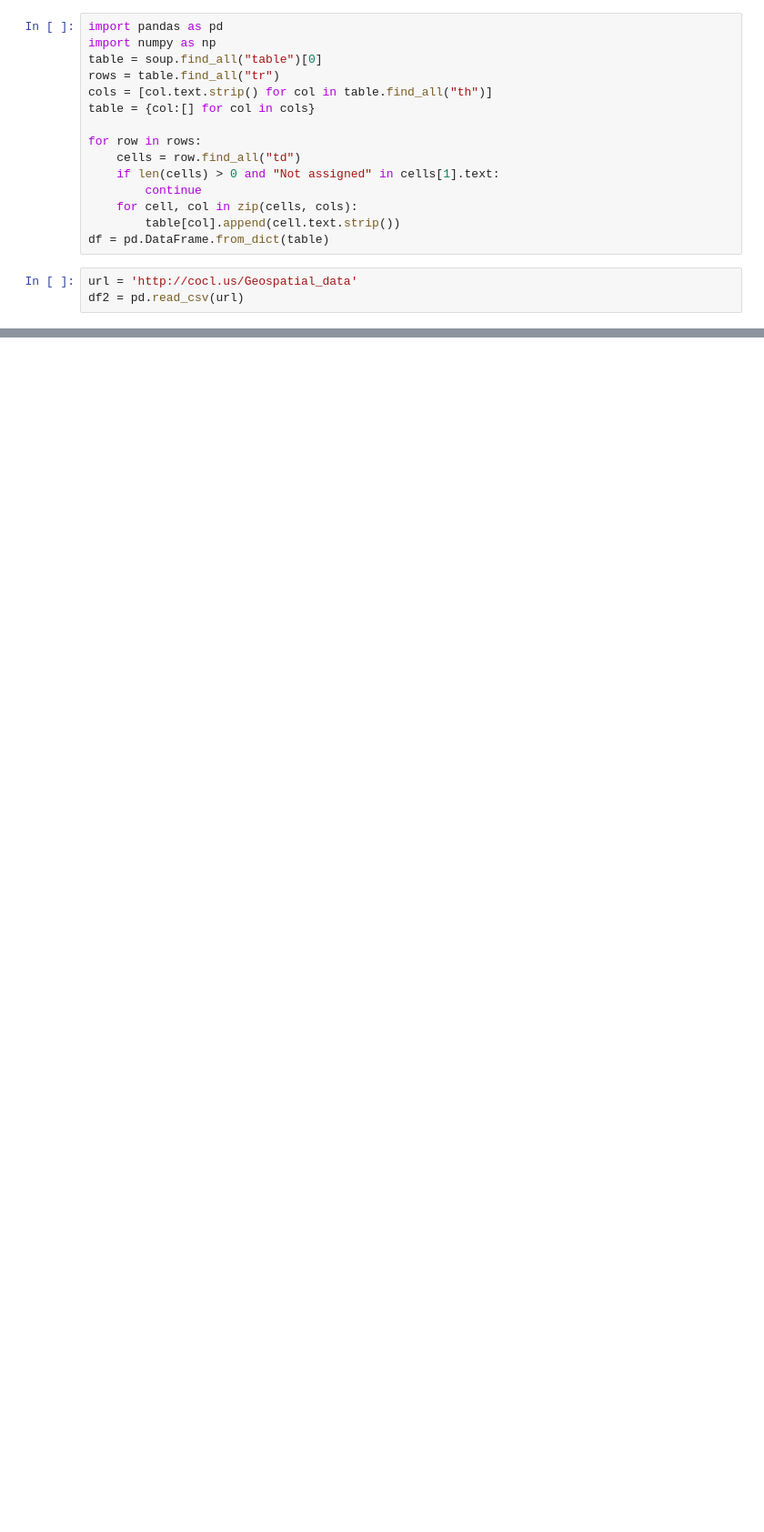
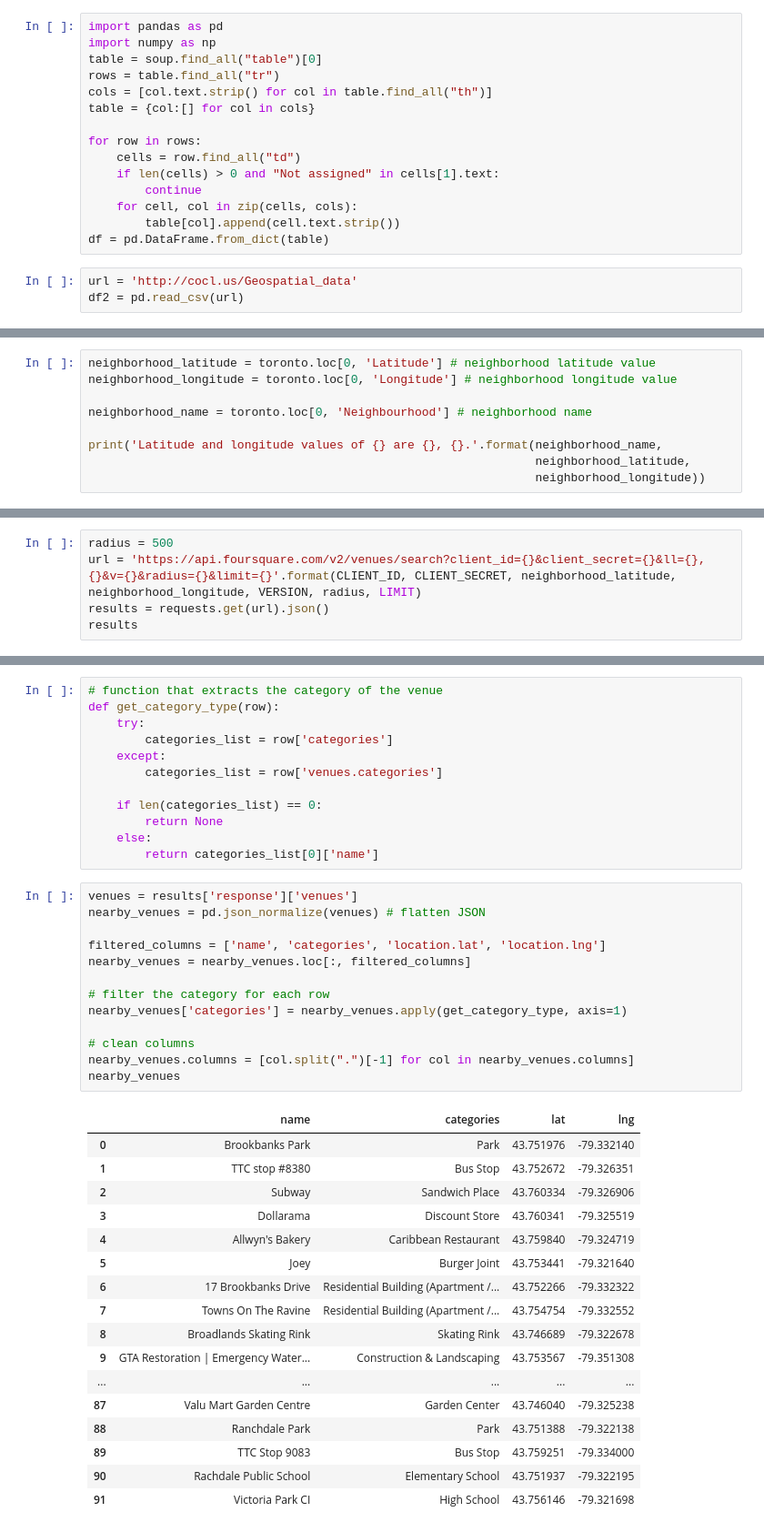
Before and after one commit to dcosta224/Coursera_Capstone, a Jupyter notebook: Clustering.ipynb, the cells around one changed output, grey strips where cells are left out. Shown at 91% size. Cells and saved outputs as stored; diff of their text form; blank space fills up the shorter version.

```diff
--- a/Clustering.ipynb
+++ b/Clustering.ipynb
@@ -43,0 +121,9 @@ df3
+# %%
+neighborhood_latitude = toronto.loc[0, 'Latitude'] # neighborhood latitude value
+neighborhood_longitude = toronto.loc[0, 'Longitude'] # neighborhood longitude value
+
+neighborhood_name = toronto.loc[0, 'Neighbourhood'] # neighborhood name
+
+print('Latitude and longitude values of {} are {}, {}.'.format(neighborhood_name,
+                                                               neighborhood_latitude,
+                                                               neighborhood_longitude))
@@ -43,0 +132,5 @@ df3
+# %%
+radius = 500
+url = 'https://api.foursquare.com/v2/venues/search?client_id={}&client_secret={}&ll={},{}&v={}&radius={}&limit={}'.format(CLIENT_ID, CLIENT_SECRET, neighborhood_latitude, neighborhood_longitude, VERSION, radius, LIMIT)
+results = requests.get(url).json()
+results
@@ -43,0 +155,43 @@ df3
+# %%
+# function that extracts the category of the venue
+def get_category_type(row):
+    try:
+        categories_list = row['categories']
+    except:
+        categories_list = row['venues.categories']
+
+    if len(categories_list) == 0:
+        return None
+    else:
+        return categories_list[0]['name']
+# %%
+venues = results['response']['venues']
+nearby_venues = pd.json_normalize(venues) # flatten JSON
+
+filtered_columns = ['name', 'categories', 'location.lat', 'location.lng']
+nearby_venues = nearby_venues.loc[:, filtered_columns]
+
+# filter the category for each row
+nearby_venues['categories'] = nearby_venues.apply(get_category_type, axis=1)
+
+# clean columns
+nearby_venues.columns = [col.split(".")[-1] for col in nearby_venues.columns]
+nearby_venues
+# %% [output]
+|  | name | categories | lat | lng |
+| 0 | Brookbanks Park | Park | 43.751976 | -79.332140 |
+| 1 | TTC stop #8380 | Bus Stop | 43.752672 | -79.326351 |
+| 2 | Subway | Sandwich Place | 43.760334 | -79.326906 |
+| 3 | Dollarama | Discount Store | 43.760341 | -79.325519 |
+| 4 | Allwyn's Bakery | Caribbean Restaurant | 43.759840 | -79.324719 |
+| 5 | Joey | Burger Joint | 43.753441 | -79.321640 |
+| 6 | 17 Brookbanks Drive | Residential Building (Apartment /... | 43.752266 | -79.332322 |
+| 7 | Towns On The Ravine | Residential Building (Apartment /... | 43.754754 | -79.332552 |
+| 8 | Broadlands Skating Rink | Skating Rink | 43.746689 | -79.322678 |
+| 9 | GTA Restoration | Emergency Water... | Construction & Landscaping | 43.753567 | -79.351308 |
+| ... | ... | ... | ... | ... |
+| 87 | Valu Mart Garden Centre | Garden Center | 43.746040 | -79.325238 |
+| 88 | Ranchdale Park | Park | 43.751388 | -79.322138 |
+| 89 | TTC Stop 9083 | Bus Stop | 43.759251 | -79.334000 |
+| 90 | Rachdale Public School | Elementary School | 43.751937 | -79.322195 |
+| 91 | Victoria Park CI | High School | 43.756146 | -79.321698 |
```
Also changed, not shown: parts of 26 cells of this notebook.
